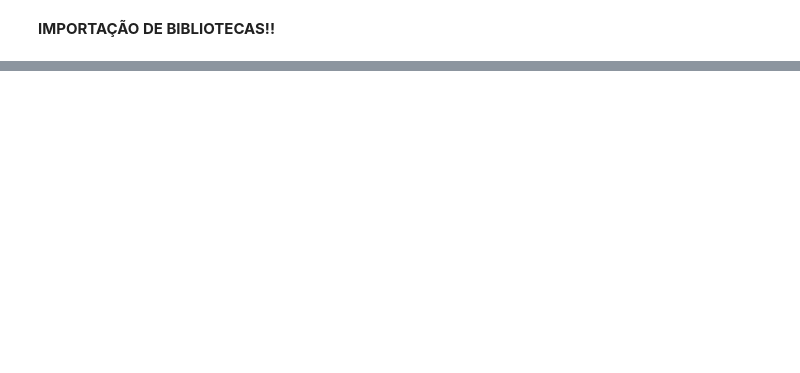
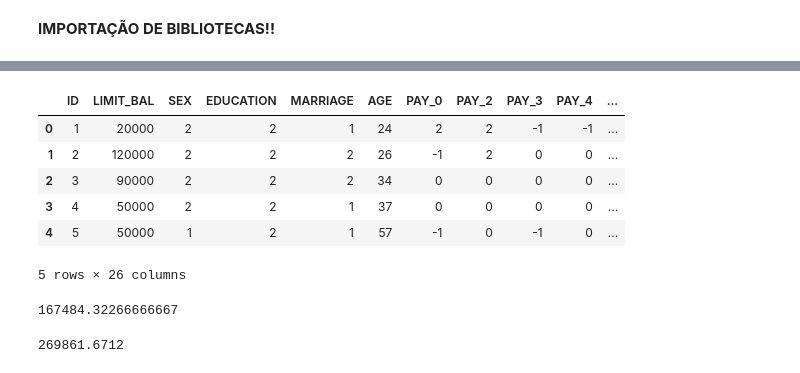
Before and after one commit to DouglasSilva2/Logica_de_Fuzzy_python, a Jupyter notebook: Logica_de_Fuzzy_4º_Etudo_de_Caso_Agrupamento_Parcial_Difuso_Python.ipynb, the cells around one changed output, grey strips where cells are left out. Drawn from its saved outputs; the diff is of its cells as text; code cells hidden in the pictures; blank space fills up the shorter version.

```diff
--- a/Logica_de_Fuzzy_4º_Etudo_de_Caso_Agrupamento_Parcial_Difuso_Python.ipynb
+++ b/Logica_de_Fuzzy_4º_Etudo_de_Caso_Agrupamento_Parcial_Difuso_Python.ipynb
@@ -29,0 +63,19 @@ Successfully installed scikit-fuzzy-0.4.2
+# %%
+base ['BILL TOTALL'] = base['BILL_AMT1'] + base['BILL_AMT2'] + base['BILL_AMT3'] + base['BILL_AMT4'] + base['BILL_AMT5'] + base['BILL_AMT6']#REALIZANDO A CRIAÇÃO DE UM NOVO ATRIBUTO
+base.head()
+# %% [output]
+|  | ID | LIMIT_BAL | SEX | EDUCATION | MARRIAGE | AGE | PAY_0 | PAY_2 | PAY_3 | PAY_4 | ... |
+| 0 | 1 | 20000 | 2 | 2 | 1 | 24 | 2 | 2 | -1 | -1 | ... |
+| 1 | 2 | 120000 | 2 | 2 | 2 | 26 | -1 | 2 | 0 | 0 | ... |
+| 2 | 3 | 90000 | 2 | 2 | 2 | 34 | 0 | 0 | 0 | 0 | ... |
+| 3 | 4 | 50000 | 2 | 2 | 1 | 37 | 0 | 0 | 0 | 0 | ... |
+| 4 | 5 | 50000 | 1 | 2 | 1 | 57 | -1 | 0 | -1 | 0 | ... |
+5 rows × 26 columns
+# %%
+base['LIMIT_BAL'].mean()
+# %% [output]
+167484.32266666667
+# %%
+base['BILL TOTALL'].mean()
+# %% [output]
+269861.6712
```
Also changed, not shown: parts of 13 cells of this notebook.
